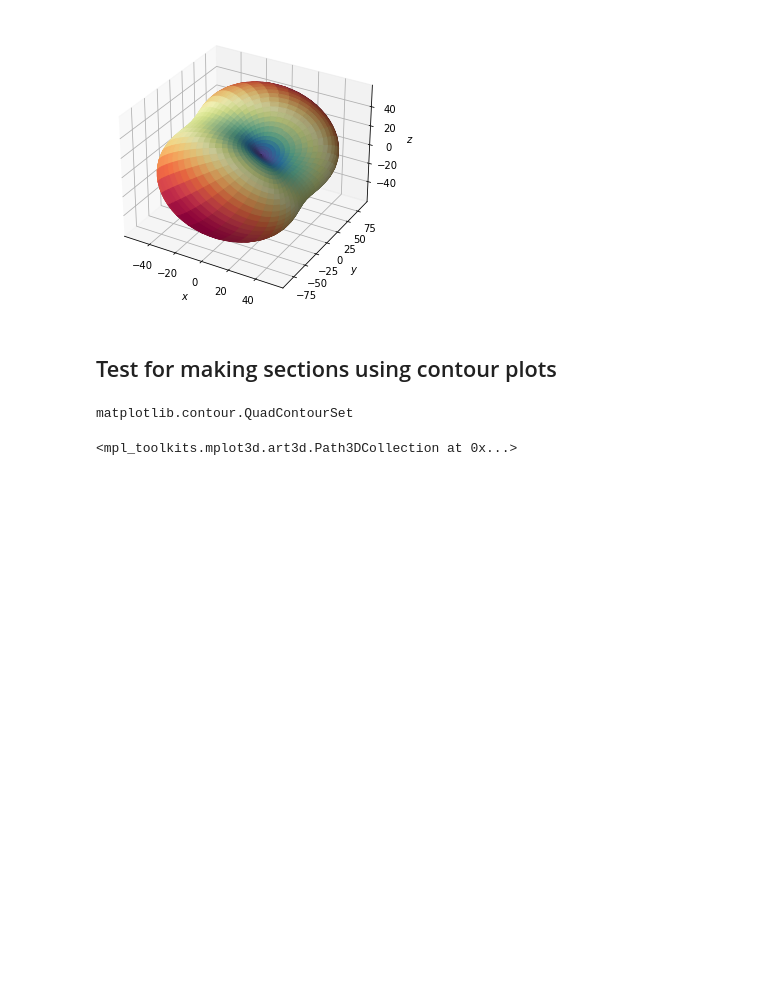
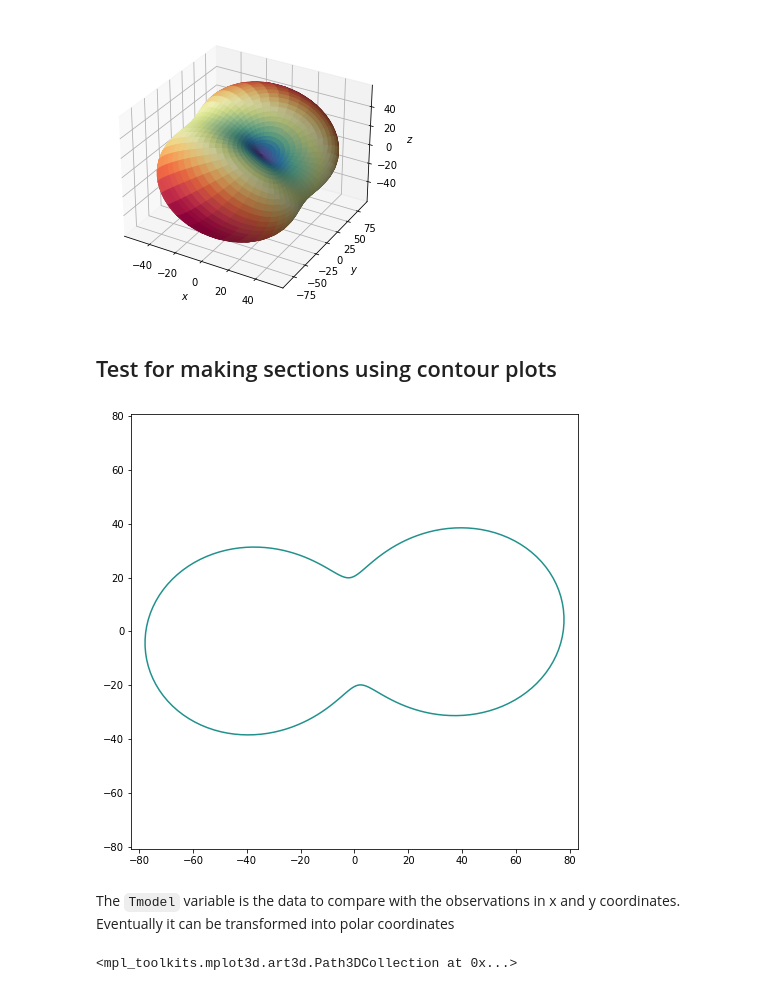
Before and after one commit to bertopadron/FTIR-EBSD, a Jupyter notebook: In_progress_MALS.ipynb, the cells around one changed output. Saved outputs shown, nothing was run; the diff lists cells and outputs as text; code cells hidden in the pictures; blank space fills up the shorter version.

```diff
--- a/In_progress_MALS.ipynb
+++ b/In_progress_MALS.ipynb
@@ -184,11 +184,10 @@ y = T_rotated[:, :, 1]
 z = T_rotated[:, :, 2]
 # %%
 fig, ax = plt.subplots(figsize=(8,8))
-ax.contour(x,y,z, 0)
+cs = ax.contour(x,y,z, 0)
 ax.axis('equal')
 plt.show()
+# %% [output]
+[figure, added]
-# %%
-c = ax.contour(x,y,z, 0)
-type(c)
-# %% [output]
-matplotlib.contour.QuadContourSet
+# %% [markdown]
+The `Tmodel` variable is the data to compare with the observations in x and y coordinates. Eventually it can be transformed into polar coordinates
```
Also changed, not shown: parts of 2 cells of this notebook.
